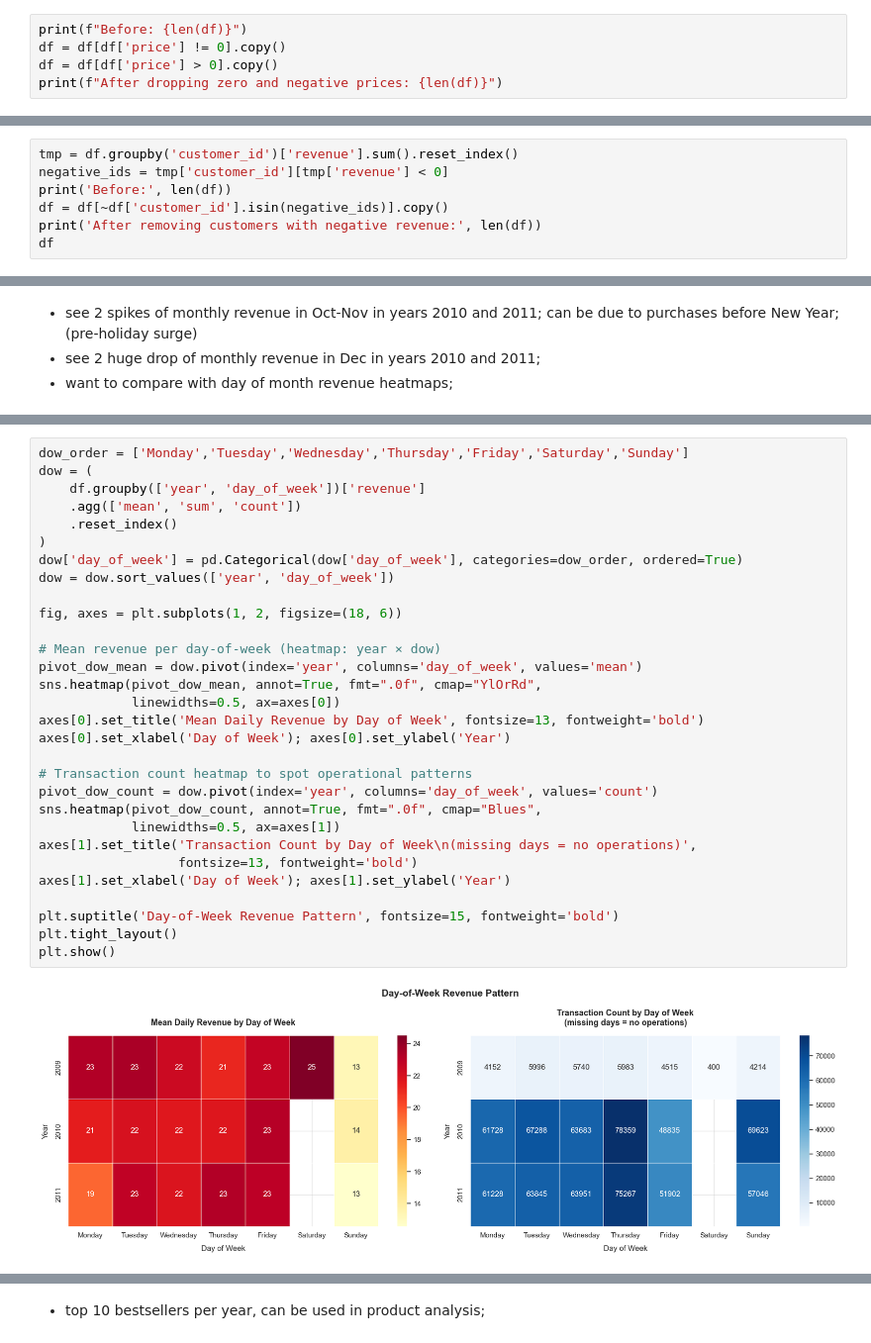
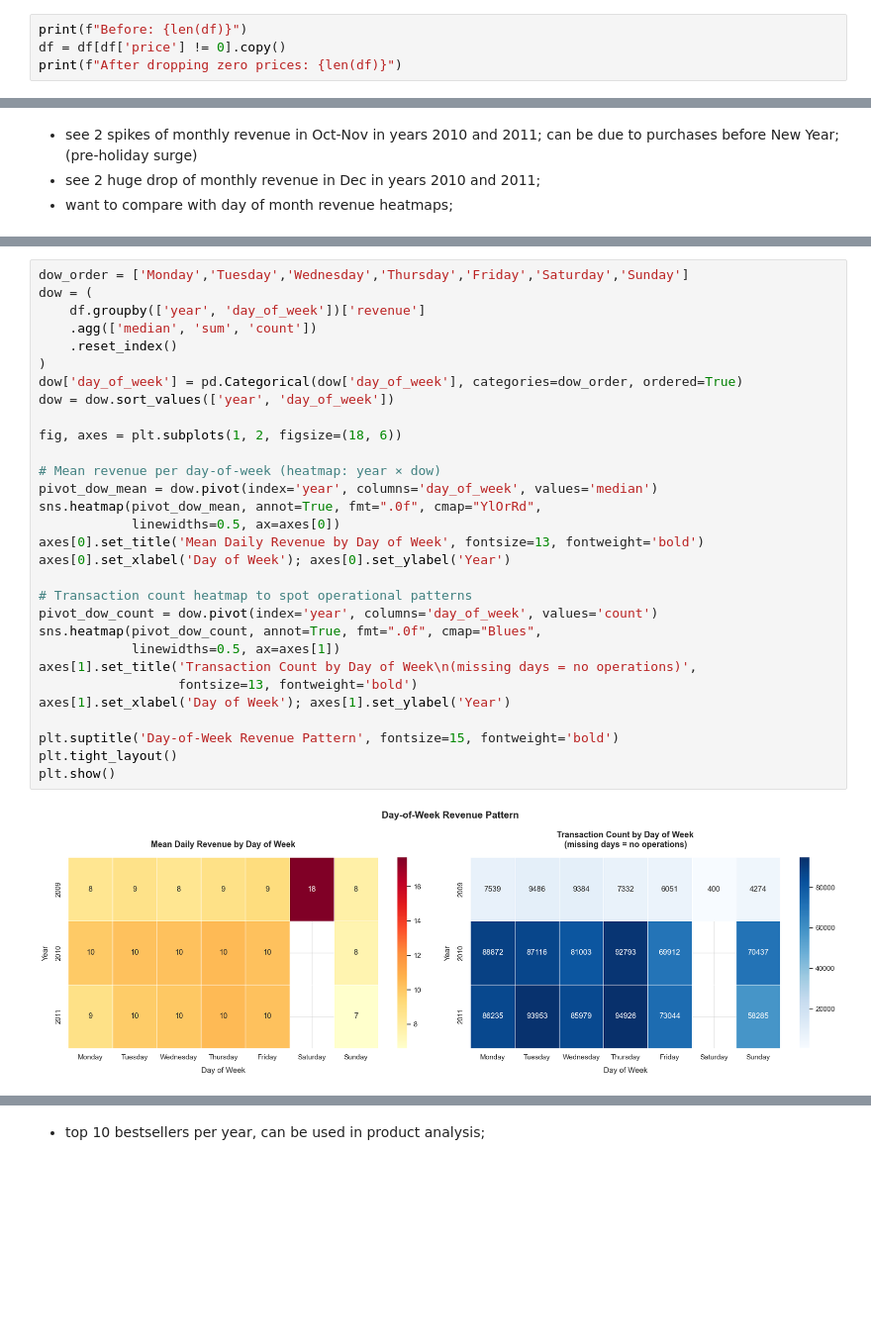
Before and after one commit to zxc0dev/customer-rfm-segmentation-dashboard, a Jupyter notebook: notebooks/01_ingestion_and_eda.ipynb, the cells around one changed output, grey strips where cells are left out. Shown at 99% size. Saved outputs shown, nothing was run; the diff lists cells and outputs as text; blank space fills up the shorter version.

```diff
--- a/notebooks/01_ingestion_and_eda.ipynb
+++ b/notebooks/01_ingestion_and_eda.ipynb
@@ -274,7 +393,6 @@ df['description'] = df['description'].str.strip()
 # %%
 print(f"Before: {len(df)}")
 df = df[df['price'] != 0].copy()
-df = df[df['price'] > 0].copy()
-print(f"After dropping zero and negative prices: {len(df)}")
+print(f"After dropping zero prices: {len(df)}")
 # %% [output]
 Before: 1067371
@@ -410,7 +516,0 @@ Name: revenue, dtype: float64
-# %%
-tmp = df.groupby('customer_id')['revenue'].sum().reset_index()
-negative_ids = tmp['customer_id'][tmp['revenue'] < 0]
-print('Before:', len(df))
-df = df[~df['customer_id'].isin(negative_ids)].copy()
-print('After removing customers with negative revenue:', len(df))
-df
@@ -719,35 +784,35 @@ plt.show()
 # %%
 dow_order = ['Monday','Tuesday','Wednesday','Thursday','Friday','Saturday','Sunday']
 dow = (
     df.groupby(['year', 'day_of_week'])['revenue']
-    .agg(['mean', 'sum', 'count'])
+    .agg(['median', 'sum', 'count'])
     .reset_index()
 )
 dow['day_of_week'] = pd.Categorical(dow['day_of_week'], categories=dow_order, ordered=True)
 dow = dow.sort_values(['year', 'day_of_week'])
 
 fig, axes = plt.subplots(1, 2, figsize=(18, 6))
 
 # Mean revenue per day-of-week (heatmap: year × dow)
-pivot_dow_mean = dow.pivot(index='year', columns='day_of_week', values='mean')
+pivot_dow_mean = dow.pivot(index='year', columns='day_of_week', values='median')
 sns.heatmap(pivot_dow_mean, annot=True, fmt=".0f", cmap="YlOrRd",
             linewidths=0.5, ax=axes[0])
 axes[0].set_title('Mean Daily Revenue by Day of Week', fontsize=13, fontweight='bold')
 axes[0].set_xlabel('Day of Week'); axes[0].set_ylabel('Year')
 
 # Transaction count heatmap to spot operational patterns
 pivot_dow_count = dow.pivot(index='year', columns='day_of_week', values='count')
 sns.heatmap(pivot_dow_count, annot=True, fmt=".0f", cmap="Blues",
             linewidths=0.5, ax=axes[1])
 axes[1].set_title('Transaction Count by Day of Week\n(missing days = no operations)',
                   fontsize=13, fontweight='bold')
 axes[1].set_xlabel('Day of Week'); axes[1].set_ylabel('Year')
 
 plt.suptitle('Day-of-Week Revenue Pattern', fontsize=15, fontweight='bold')
 plt.tight_layout()
 plt.show()
 # %% [output]
-[figure, old version]
+[figure, new version]
 # %%
 year_product_rev = df.groupby(['year', 'stock_code', 'description'])['revenue'].sum().reset_index()
 year_product_rev = year_product_rev.sort_values(['year', 'revenue'], ascending=[True, False])
```
Also changed, not shown: parts of 53 cells of this notebook.
